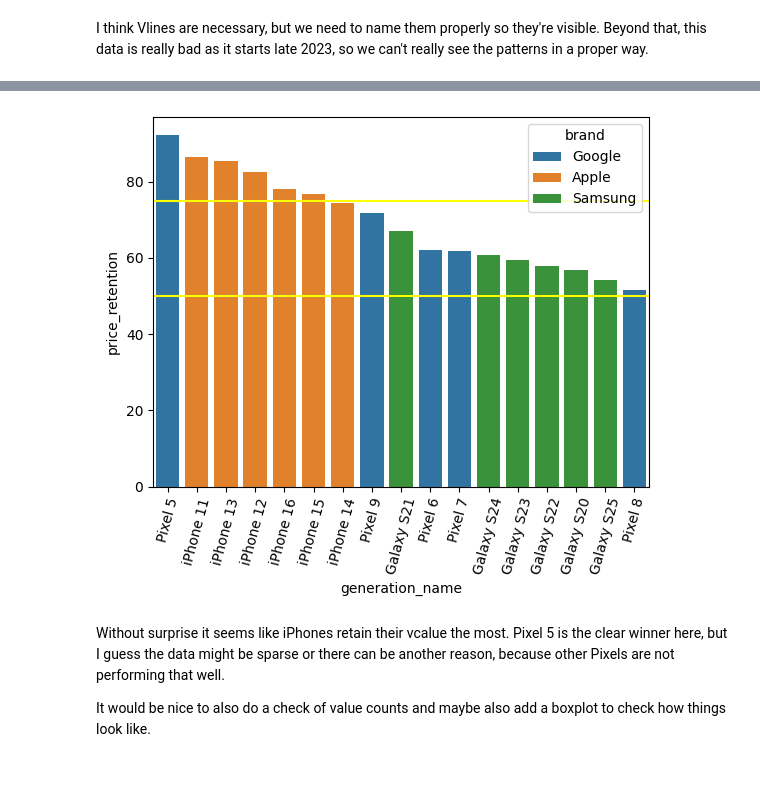
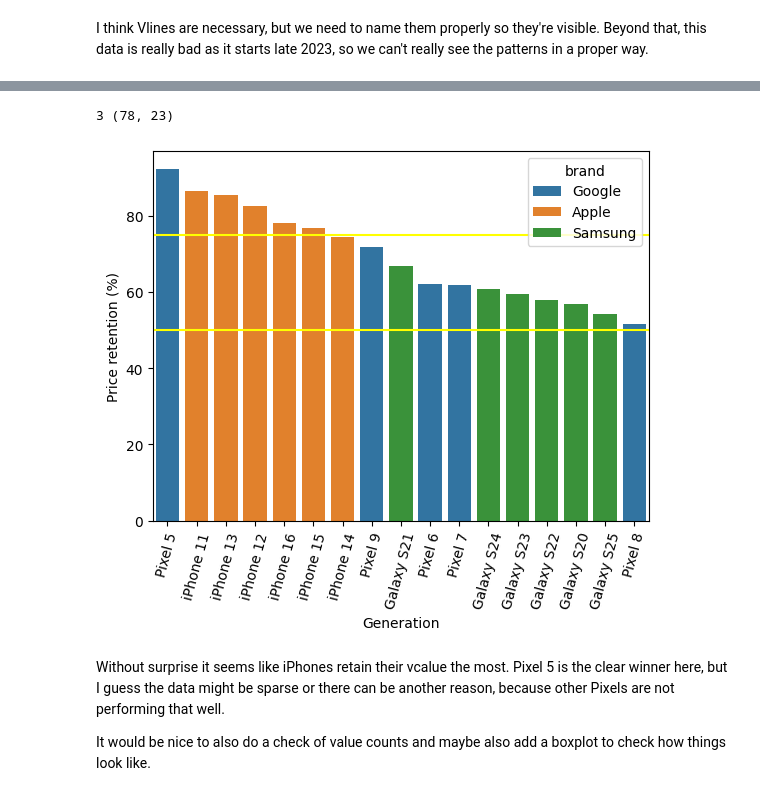
Before and after one commit to ady7ady7/python_agentic_learning, a Jupyter notebook: project1_phones_sales_analytics/notebooks/04_interactive_charts.ipynb, the cells around one changed output, grey strips where cells are left out. Saved outputs shown, nothing was run; the diff lists cells and outputs as text; code cells hidden in the pictures.

````diff
--- a/project1_phones_sales_analytics/notebooks/04_interactive_charts.ipynb
+++ b/project1_phones_sales_analytics/notebooks/04_interactive_charts.ipynb
@@ -347,60 +327,43 @@ grouped_generation_decay_chart.show()
 # %%
-#Chart 7 - Brand comparison at FULL YEAR
-'''
-Using the resampled `df` from 04_interactive_charts.ipynb:
+#Price Decay Chart 7 - Brand comparison at FULL YEAR
 
-1. Filter to `days_since_launch` between 330 and 400 (window around 1 year)
-   — this gives enough data points per generation without being too narrow
-2. Groupby `generation_name` → mean `price_pct_of_launch` and first `brand`
-   Use named agg:
-   ```python
-   comparison_df = filtered.groupby('generation_name').agg(
-       retention=('price_pct_of_launch', 'mean'),
-       brand=('brand', 'first')
-   ).reset_index()
-   ```
-3. Sort by `retention` descending
-4. Exclude generations with <50 rows in the window (too sparse — print which ones)
-5. Seaborn barplot:
-   - x = `generation_name`, y = `retention`, hue = `brand`
-   - order = sorted by retention descending
-   - Add hline at y=50 and y=75
-   - Rotate x labels, title: "Price Retention at ~1 Year Post-Launch by Generation"
-6. Markdown cell: which brand retains value best at 1 year? Any surprises?
-'''
-
+'''Pixel 5 sus'''
 
 yearly_change_df = df[(df['days_rounded'] > 330) & (df['days_rounded'] < 380)]
-yearly_change_df.head()
 
 grouped_df = yearly_change_df.groupby('generation_name').agg(
    price_retention = ('price_pct_of_launch', 'mean'),
    brand = ('brand', 'first')
 ).reset_index()
 grouped_df = grouped_df.sort_values(by = 'price_retention', ascending = False)
-grouped_df.head()
+
+print(yearly_change_df[yearly_change_df['generation_name'] == 'Pixel 5']['asin'].nunique(),
+yearly_change_df[yearly_change_df['generation_name'] == 'Pixel 5'].shape)
+
 
 apple_retention = grouped_df.groupby('brand')['price_retention'].agg(
    'mean').reset_index().head(1).values.tolist()[0][1]
 google_retention = grouped_df.groupby('brand')['price_retention'].agg(
    'mean').reset_index().head(2).values.tolist()[1][1]
 samsung_retention = grouped_df.groupby('brand')['price_retention'].agg(
    'mean').reset_index().head(3).values.tolist()[2][1]
 
-barplot = sns.barplot(
+pd_chart_7 = sns.barplot(
    data = grouped_df,
    x = 'generation_name',
    y = 'price_retention',
    hue = 'brand'
 )
 
 plt.axhline(75, color = 'yellow')
 plt.axhline(50, color = 'yellow')
-# plt.title('Price retention after around 1 year post launch per brand and model')
+plt.xlabel('Generation')
+plt.ylabel('Price retention (%)')
 plt.xticks(rotation = 75)
 plt.show()
 # %% [output]
+3 (78, 23)
-[figure, old version]
+[figure, new version]
 # %% [markdown]
 Without surprise it seems like iPhones retain their vcalue the most. Pixel 5 is the clear winner here, but I guess the data might be sparse or there can be another reason, because other Pixels are not performing that well.
 
````
Also changed, not shown: parts of 12 cells of this notebook, 2 other files.
